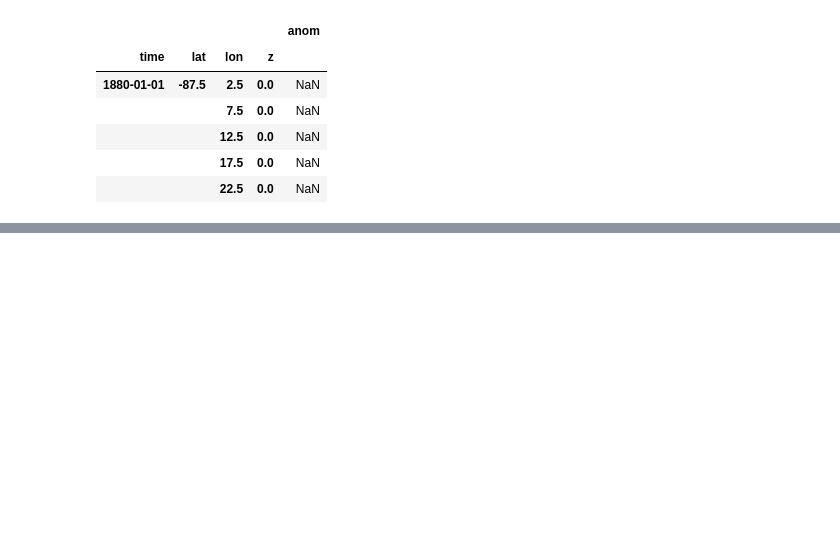
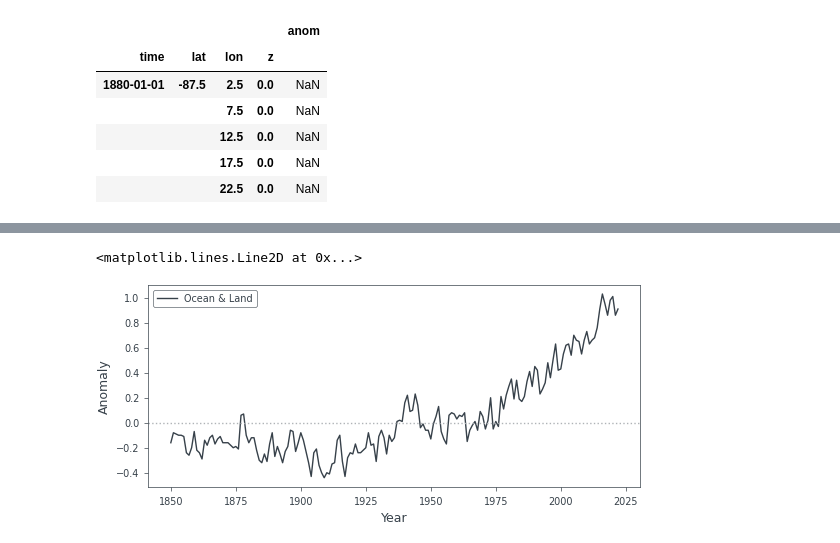
Before and after one commit to am9zZWY/team-aqua, a Jupyter notebook: exp/exp_global_temperature.ipynb, the cells around one changed output, grey strips where cells are left out. Cells and saved outputs as stored; diff of their text form; code cells hidden in the pictures; blank space fills up the shorter version.

```diff
--- a/exp/exp_global_temperature.ipynb
+++ b/exp/exp_global_temperature.ipynb
@@ -178,0 +148,13 @@ findfont: Generic family 'sans-serif' not found because none of the following fa
+# %%
+df = pd.read_csv(os.path.relpath('../dat/temp_anomalies_annualy_timeseries.csv'), sep = ',')
+
+fig, ax = plt.subplots()
+
+import logging
+logging.getLogger('matplotlib.font_manager').disabled = True
+
+ax = sns.lineplot(df, x = 'Year', y = 'Anomaly', color = rgb.tue_dark, label='Ocean & Land')
+ax.axhline(y=0, linewidth=1, color=rgb.tue_gray, ls=':')
+# %% [output]
+<matplotlib.lines.Line2D at 0x...>
+[figure, added]
```
Also changed, not shown: parts of 8 cells of this notebook, 1 other file.
